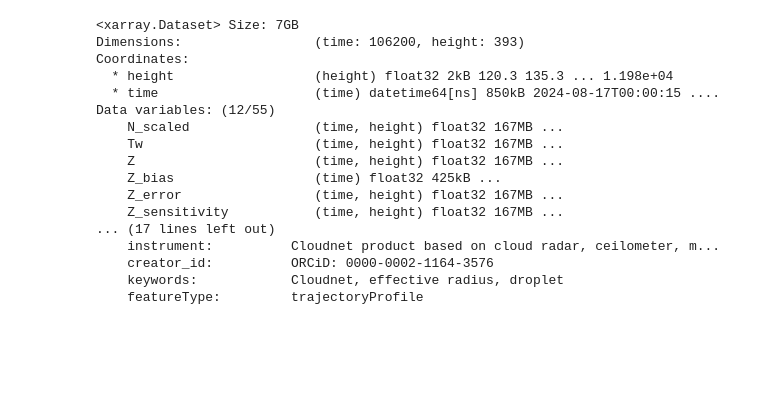
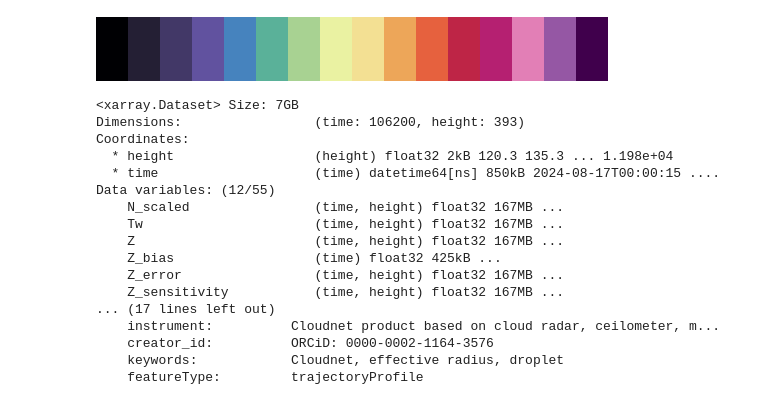
Before and after one commit to hansmsc90/bowtie_data_paper, a Jupyter notebook: scripts/wind_gust_precip.ipynb, the cells around one changed output. Saved outputs shown, nothing was run; the diff lists cells and outputs as text; code cells hidden in the pictures; blank space fills up the shorter version.

```diff
--- a/scripts/wind_gust_precip.ipynb
+++ b/scripts/wind_gust_precip.ipynb
@@ -10,4 +12,25 @@ from matplotlib import colors
 import cmocean
+# %%
+# Load colormap
+
+# Read the colormap from a .txt file
+def load_colormap_from_txt(file_path):
+    # Load RGB values from the file
+    rgb_values = np.loadtxt(file_path)
+    return ListedColormap(rgb_values)
+
+# Example usage
+colormap_file = 'chase-spectral-rgb.txt'  # Replace with your .txt file path
+radar_cmap = load_colormap_from_txt(colormap_file)
+
+discrete_cmap = ListedColormap(radar_cmap(np.linspace(0, 1, 16)))
+discrete_mask_cmap = discrete_cmap.copy()
+discrete_mask_cmap.set_under(color='white') #set values below vmin to white
+discrete_mask_cmap.set_bad(color='gray') #set missing (NaN) values to gray
+
+discrete_mask_cmap
+# %% [output]
+[figure, added]
 # %%
 root = "ipfs://QmfAzqPtR99owGURk27JV4Vgwun1CxRpKjomtkBxYufv5b"
 dset_meteo = xr.open_dataset(f"{root}/DShip.zarr",engine="zarr")
```
Also changed, not shown: parts of 2 cells of this notebook, 1 other file.
